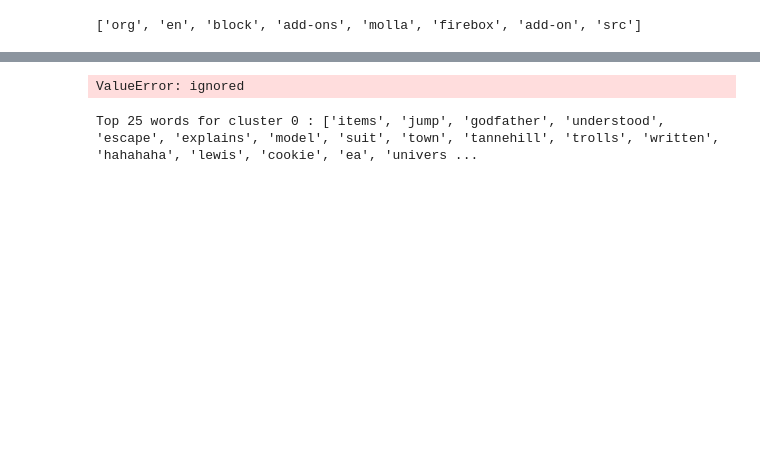
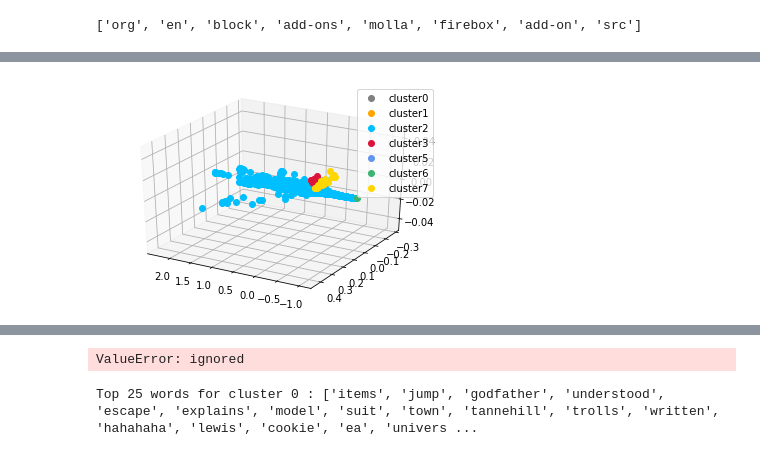
Before and after one commit to annie-lyu/word-embedding, a Jupyter notebook: hac_with_docvecs.ipynb, the cells around one changed output, grey strips where cells are left out. Drawn from its saved outputs; the diff is of its cells as text; code cells hidden in the pictures; blank space fills up the shorter version.

```diff
--- a/hac_with_docvecs.ipynb
+++ b/hac_with_docvecs.ipynb
@@ -131,0 +178,9 @@ NameError: ignored
+# %%
+cluster1_ind = [i for i in range(9547) if cluster_2_lab[i] == 1]
+# %%
+cluster_8 = AgglomerativeClustering(n_clusters=8, affinity='cosine', linkage='complete')
+cluster_8_lab = cluster_8.fit_predict(data_syn)
+cluster_8_lab1 = np.delete(cluster_8_lab, cluster1_ind, 0)
+colouring(data_syn, cluster_8_lab, outliers = cluster1_ind, components=3, azim = 30, elev = 120)
+# %% [output]
+[figure, added]
```
Also changed, not shown: parts of 26 cells of this notebook.
